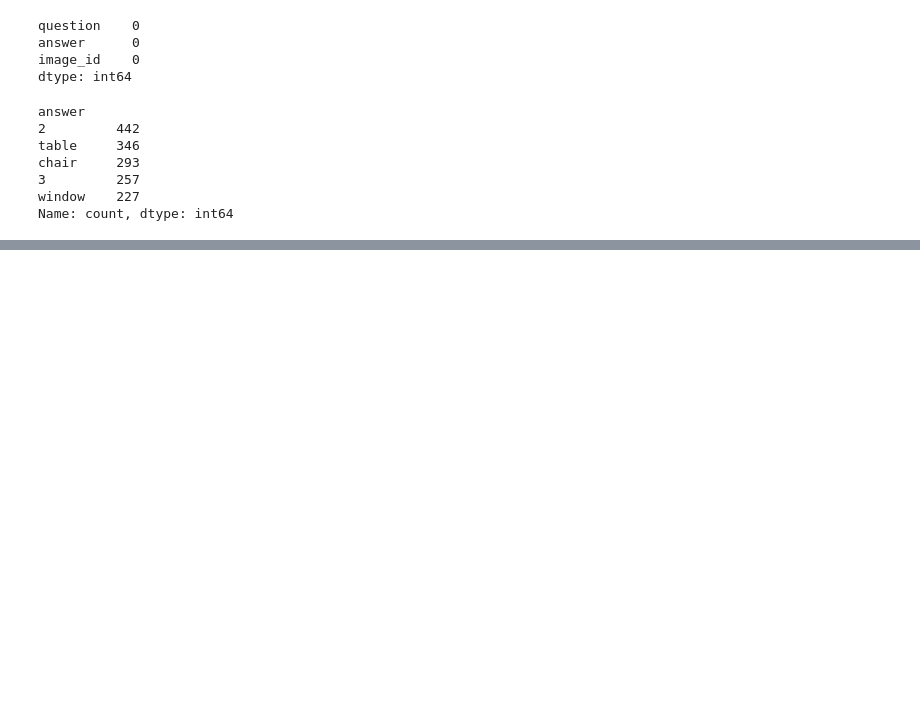
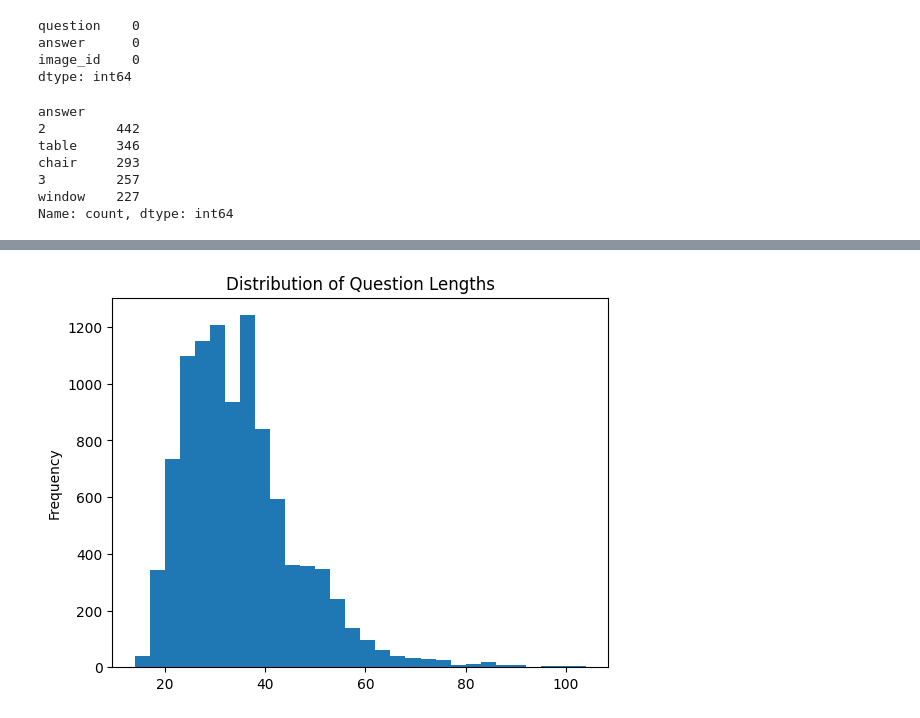
Before and after one commit to BaggyBro/multimodal-VQA, a Jupyter notebook: notebooks/01_eda.ipynb, the cells around one changed output, grey strips where cells are left out. Saved outputs shown, nothing was run; the diff lists cells and outputs as text; code cells hidden in the pictures; blank space fills up the shorter version.

```diff
--- a/notebooks/01_eda.ipynb
+++ b/notebooks/01_eda.ipynb
@@ -57,0 +76,5 @@ Name: count, dtype: int64
+# %%
+train_df['question_length'].plot(kind='hist', bins=30, title='Distribution of Question Lengths')
+plt.show()
+# %% [output]
+[figure, added]
```
Also changed, not shown: parts of 2 cells of this notebook, 2 other files.
